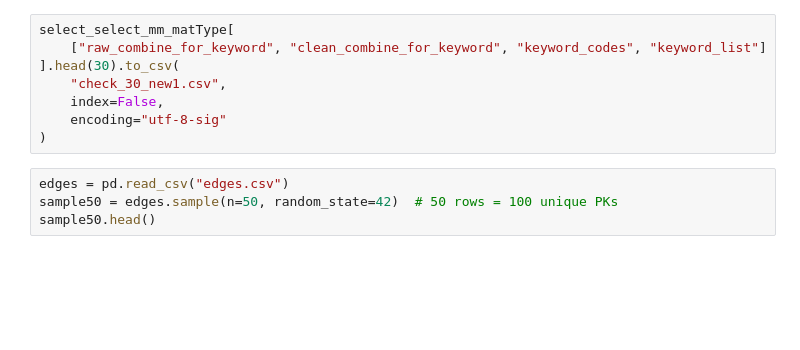
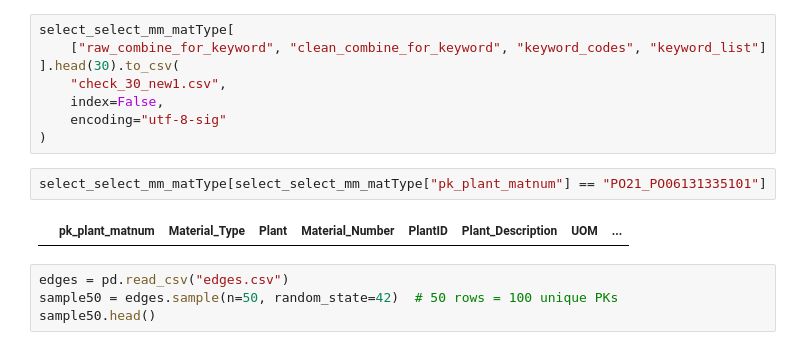
Before and after one commit to puripatuscg/Spare-part-Deduplicate, a Jupyter notebook: test.ipynb, the cells around one changed output. Drawn from its saved outputs; the diff is of its cells as text; blank space fills up the shorter version.

```diff
--- a/test.ipynb
+++ b/test.ipynb
@@ -1039,6 +1145,10 @@ select_select_mm_matType[
     index=False,
     encoding="utf-8-sig"
 )
+# %%
+select_select_mm_matType[select_select_mm_matType["pk_plant_matnum"] == "PO21_PO06131335101"]
+# %% [output]
+|  | pk_plant_matnum | Material_Type | Plant | Material_Number | PlantID | Plant_Description | UOM | ... |
 # %%
 edges = pd.read_csv("edges.csv")
 sample50 = edges.sample(n=50, random_state=42)  # 50 rows = 100 unique PKs
```
Also changed, not shown: parts of 43 cells of this notebook.
